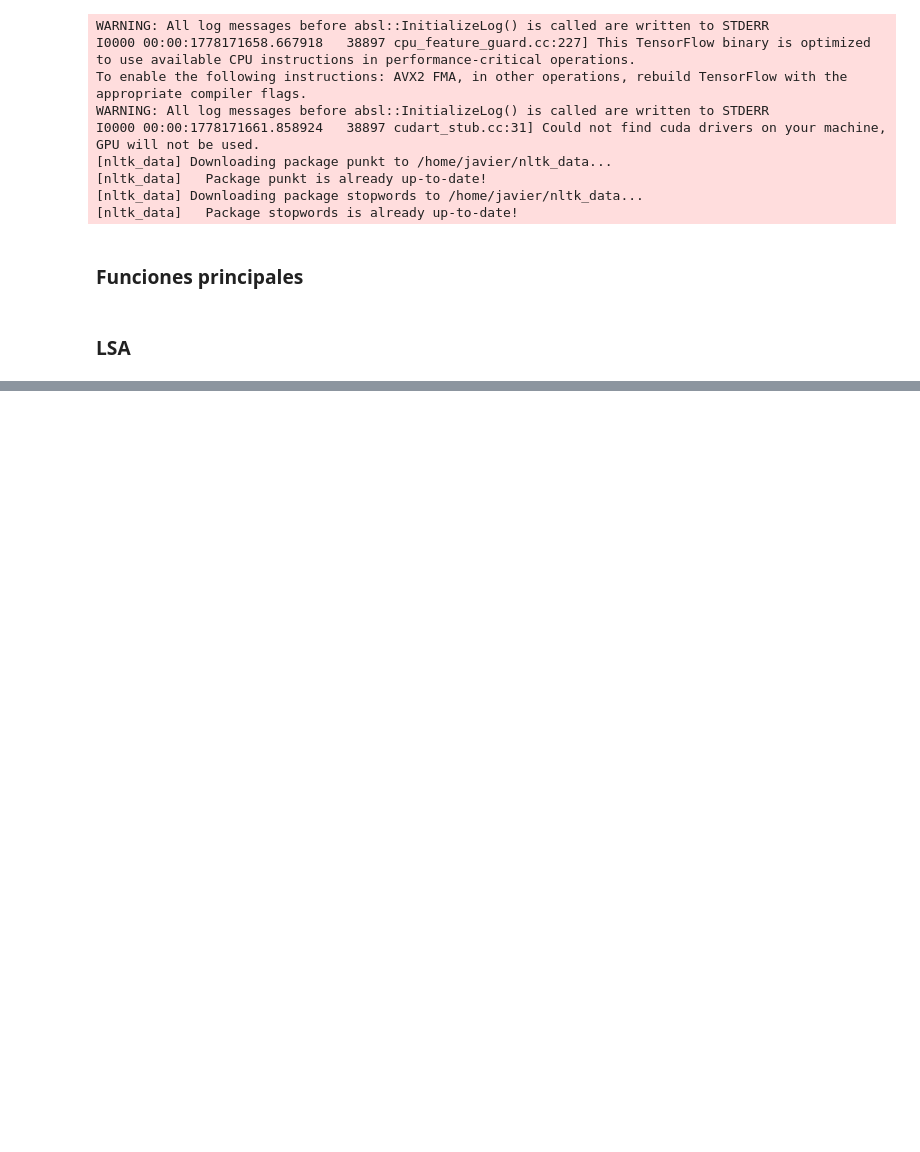
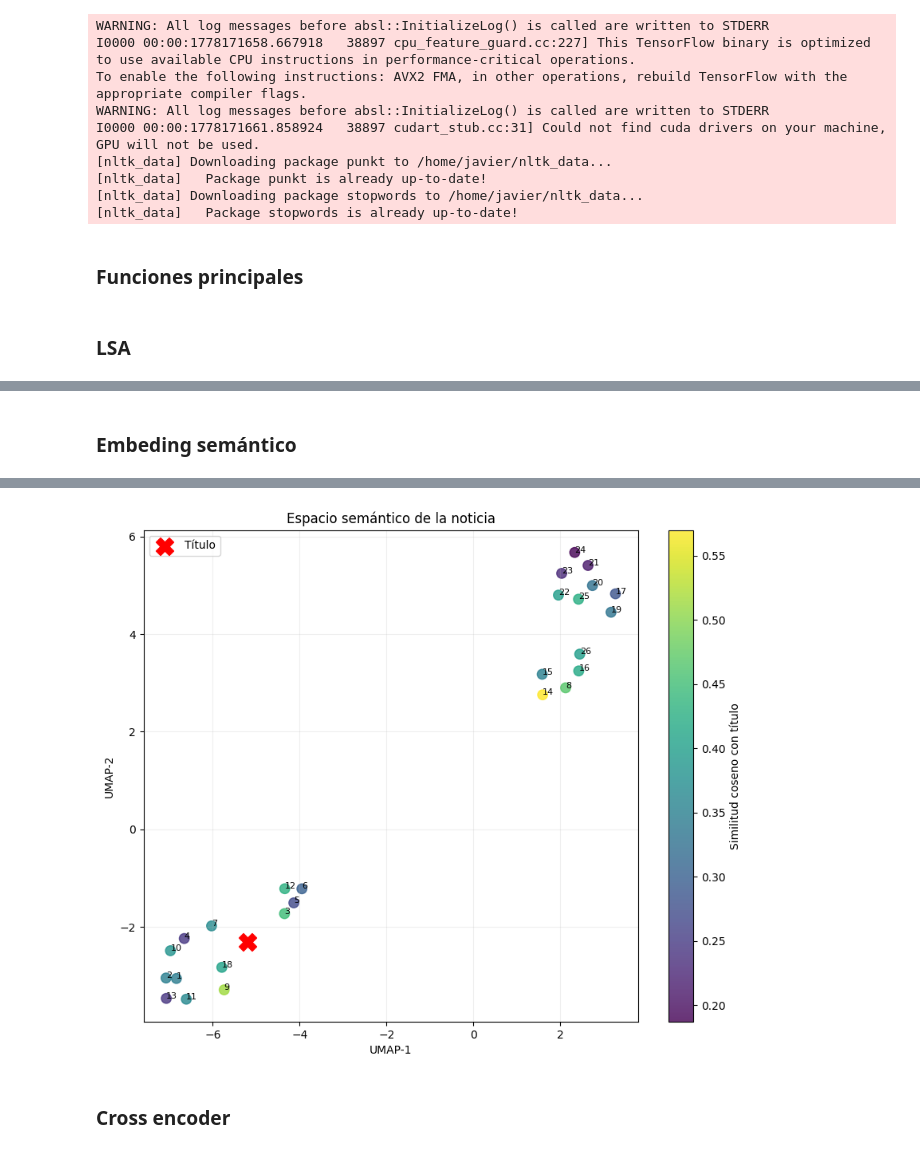
Before and after one commit to hepejaAED/ProyectoNLP, a Jupyter notebook: topic_modeling.ipynb, the cells around one changed output, grey strips where cells are left out. Saved outputs shown, nothing was run; the diff lists cells and outputs as text; code cells hidden in the pictures; blank space fills up the shorter version.

```diff
--- a/topic_modeling.ipynb
+++ b/topic_modeling.ipynb
@@ -213,0 +237,9 @@ similitudes,tfidf_lsa=LSA_vectors(corpus,min_df=1)
+# %% [markdown]
+### Embeding semántico
+# %%
+# corpus=cargar_datos(1)
+
+
+similarities,embeddings=embedding_sentence_transformers(corpus)
+embedding_umap(similarities,embeddings, plot=True)
+# %% [output]
@@ -213,0 +247,3 @@ similitudes,tfidf_lsa=LSA_vectors(corpus,min_df=1)
+[figure, added]
+# %% [markdown]
+### Cross encoder
```
Also changed, not shown: parts of 8 cells of this notebook.
